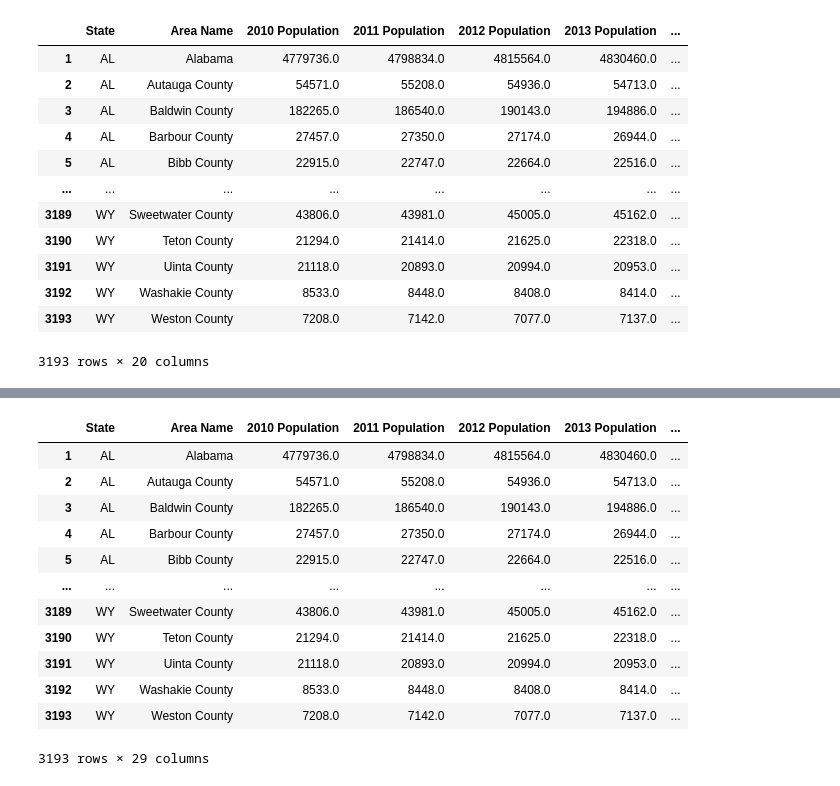
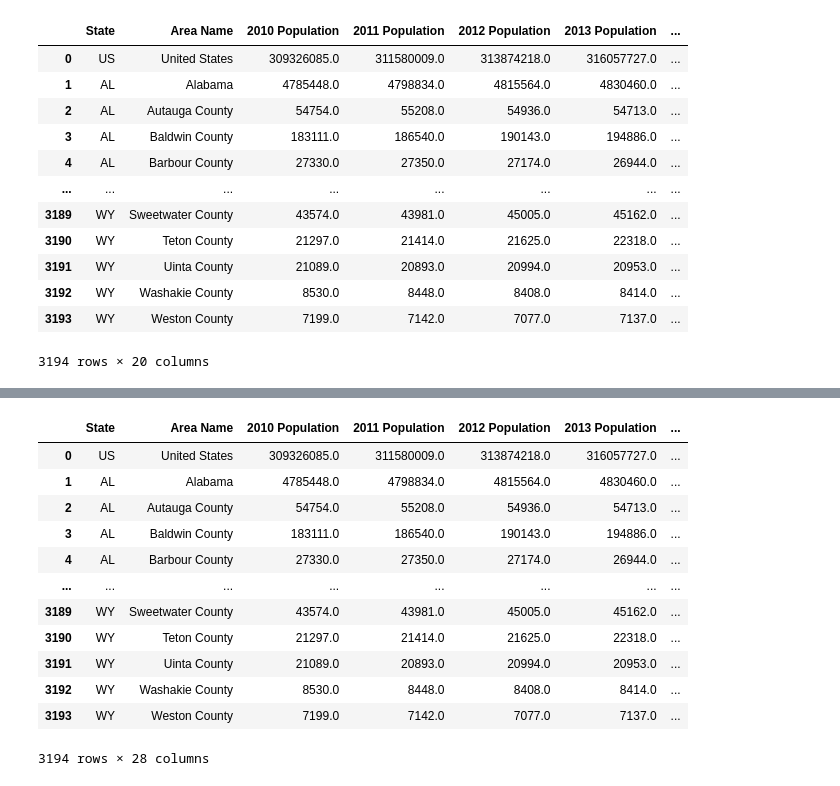
Before and after one commit to shawn-cavalieri/panic_at_the_desktop_project_1, a Jupyter notebook: svitlana_file.ipynb, the cells around one changed output, grey strips where cells are left out. Saved outputs shown, nothing was run; the diff lists cells and outputs as text; code cells hidden in the pictures.

```diff
--- a/svitlana_file.ipynb
+++ b/svitlana_file.ipynb
@@ -17,3 +8,2 @@ population.head()
 # %%
-population = population.drop(population.index[0])
-population.columns
+#population = population.drop(population.index[0])
@@ -30,5 +10,5 @@ Index(['FIPS', 'State', 'Area_Name', 'Rural-urban_Continuum Code_2003',
 # %%
-new_df=population[["State","Area_Name","CENSUS_2010_POP", "POP_ESTIMATE_2011",
+new_df=population[["State","Area_Name","POP_ESTIMATE_2010", "POP_ESTIMATE_2011",
                    "POP_ESTIMATE_2012", "POP_ESTIMATE_2013", "POP_ESTIMATE_2014",
                    "POP_ESTIMATE_2015", "POP_ESTIMATE_2016", "POP_ESTIMATE_2017","POP_ESTIMATE_2018",
                    "Births_2010", "Births_2011", "Births_2012", "Births_2013", "Births_2014", "Births_2015",
@@ -70,5 +50,5 @@ new_df
 # %%
-new_df=new_df.rename(columns={"Area_Name":"Area Name", "CENSUS_2010_POP":"2010 Population", "POP_ESTIMATE_2011":"2011 Population",
+new_df=new_df.rename(columns={"Area_Name":"Area Name", "POP_ESTIMATE_2010":"2010 Population", "POP_ESTIMATE_2011":"2011 Population",
                              "POP_ESTIMATE_2012":"2012 Population", "POP_ESTIMATE_2013":"2013 Population", "POP_ESTIMATE_2014":"2014 Population",
                              "POP_ESTIMATE_2015":"2015 Population", "POP_ESTIMATE_2016":"2016 Population", "POP_ESTIMATE_2017":"2017 Population",
                              "POP_ESTIMATE_2018":"2018 Population", "Births_2010":"2010 Birth", "Births_2011":"2011 Birth", "Births_2012":"2012 Birth",
@@ -147,23 +127,22 @@ new_df["2016 Birth"]=new_df["2016 Birth"].str.replace(',', '').astype(float)
 new_df["2017 Birth"]=new_df["2017 Birth"].str.replace(',', '').astype(float)
 new_df["2018 Birth"]=new_df["2018 Birth"].str.replace(',', '').astype(float)
 
-#new_df.iloc[:,2:].str.replace(',', '')
-#new_df.apply(lambda x: x.str.replace(',', '').astype(float), axis=1)
+
 new_df
 # %% [output]
 |  | State | Area Name | 2010 Population | 2011 Population | 2012 Population | 2013 Population | ... |
-| 1 | AL | Alabama | 4779736.0 | 4798834.0 | 4815564.0 | 4830460.0 | ... |
-| 2 | AL | Autauga County | 54571.0 | 55208.0 | 54936.0 | 54713.0 | ... |
-| 3 | AL | Baldwin County | 182265.0 | 186540.0 | 190143.0 | 194886.0 | ... |
-| 4 | AL | Barbour County | 27457.0 | 27350.0 | 27174.0 | 26944.0 | ... |
-| 5 | AL | Bibb County | 22915.0 | 22747.0 | 22664.0 | 22516.0 | ... |
+| 0 | US | United States | 309326085.0 | 311580009.0 | 313874218.0 | 316057727.0 | ... |
+| 1 | AL | Alabama | 4785448.0 | 4798834.0 | 4815564.0 | 4830460.0 | ... |
+| 2 | AL | Autauga County | 54754.0 | 55208.0 | 54936.0 | 54713.0 | ... |
+| 3 | AL | Baldwin County | 183111.0 | 186540.0 | 190143.0 | 194886.0 | ... |
+| 4 | AL | Barbour County | 27330.0 | 27350.0 | 27174.0 | 26944.0 | ... |
 | ... | ... | ... | ... | ... | ... | ... | ... |
-| 3189 | WY | Sweetwater County | 43806.0 | 43981.0 | 45005.0 | 45162.0 | ... |
-| 3190 | WY | Teton County | 21294.0 | 21414.0 | 21625.0 | 22318.0 | ... |
-| 3191 | WY | Uinta County | 21118.0 | 20893.0 | 20994.0 | 20953.0 | ... |
-| 3192 | WY | Washakie County | 8533.0 | 8448.0 | 8408.0 | 8414.0 | ... |
-| 3193 | WY | Weston County | 7208.0 | 7142.0 | 7077.0 | 7137.0 | ... |
+| 3189 | WY | Sweetwater County | 43574.0 | 43981.0 | 45005.0 | 45162.0 | ... |
+| 3190 | WY | Teton County | 21297.0 | 21414.0 | 21625.0 | 22318.0 | ... |
+| 3191 | WY | Uinta County | 21089.0 | 20893.0 | 20994.0 | 20953.0 | ... |
+| 3192 | WY | Washakie County | 8530.0 | 8448.0 | 8408.0 | 8414.0 | ... |
+| 3193 | WY | Weston County | 7199.0 | 7142.0 | 7077.0 | 7137.0 | ... |
-3193 rows × 20 columns
+3194 rows × 20 columns
 # %%
 new_df.dtypes
 # %% [output]
@@ -185,30 +164,30 @@ Area Name           object
 2018 Birth         float64
 dtype: object
 # %%
-new_df["2010 Birth Rate"]=1000*(new_df["2010 Birth"]/new_df["2010 Population"])
-new_df["2011 Birth Rate"]=1000*(new_df["2011 Birth"]/new_df["2011 Population"])
-new_df["2012 Birth Rate"]=1000*(new_df["2012 Birth"]/new_df["2012 Population"])
-new_df["2013 Birth Rate"]=1000*(new_df["2013 Birth"]/new_df["2013 Population"])
-new_df["2014 Birth Rate"]=1000*(new_df["2014 Birth"]/new_df["2014 Population"])
-new_df["2015 Birth Rate"]=1000*(new_df["2015 Birth"]/new_df["2015 Population"])
-new_df["2016 Birth Rate"]=1000*(new_df["2016 Birth"]/new_df["2016 Population"])
-new_df["2017 Birth Rate"]=1000*(new_df["2017 Birth"]/new_df["2017 Population"])
-new_df["2018 Birth Rate"]=1000*(new_df["2018 Birth"]/new_df["2018 Population"])
+#new_df["Birth Rate 2010"]=1000*(new_df["2010 Birth"]/new_df["2010 Population"])
+new_df["Birth Rate 2011"]=1000*(new_df["2011 Birth"]/new_df["2011 Population"])
+new_df["Birth Rate 2012"]=1000*(new_df["2012 Birth"]/new_df["2012 Population"])
+new_df["Birth Rate 2013"]=1000*(new_df["2013 Birth"]/new_df["2013 Population"])
+new_df["Birth Rate 2014"]=1000*(new_df["2014 Birth"]/new_df["2014 Population"])
+new_df["Birth Rate 2015"]=1000*(new_df["2015 Birth"]/new_df["2015 Population"])
+new_df["Birth Rate 2016"]=1000*(new_df["2016 Birth"]/new_df["2016 Population"])
+new_df["Birth Rate 2017"]=1000*(new_df["2017 Birth"]/new_df["2017 Population"])
+new_df["Birth Rate 2018"]=1000*(new_df["2018 Birth"]/new_df["2018 Population"])
 
 new_df
 # %% [output]
 |  | State | Area Name | 2010 Population | 2011 Population | 2012 Population | 2013 Population | ... |
-| 1 | AL | Alabama | 4779736.0 | 4798834.0 | 4815564.0 | 4830460.0 | ... |
-| 2 | AL | Autauga County | 54571.0 | 55208.0 | 54936.0 | 54713.0 | ... |
-| 3 | AL | Baldwin County | 182265.0 | 186540.0 | 190143.0 | 194886.0 | ... |
-| 4 | AL | Barbour County | 27457.0 | 27350.0 | 27174.0 | 26944.0 | ... |
-| 5 | AL | Bibb County | 22915.0 | 22747.0 | 22664.0 | 22516.0 | ... |
+| 0 | US | United States | 309326085.0 | 311580009.0 | 313874218.0 | 316057727.0 | ... |
+| 1 | AL | Alabama | 4785448.0 | 4798834.0 | 4815564.0 | 4830460.0 | ... |
+| 2 | AL | Autauga County | 54754.0 | 55208.0 | 54936.0 | 54713.0 | ... |
+| 3 | AL | Baldwin County | 183111.0 | 186540.0 | 190143.0 | 194886.0 | ... |
+| 4 | AL | Barbour County | 27330.0 | 27350.0 | 27174.0 | 26944.0 | ... |
 | ... | ... | ... | ... | ... | ... | ... | ... |
-| 3189 | WY | Sweetwater County | 43806.0 | 43981.0 | 45005.0 | 45162.0 | ... |
-| 3190 | WY | Teton County | 21294.0 | 21414.0 | 21625.0 | 22318.0 | ... |
-| 3191 | WY | Uinta County | 21118.0 | 20893.0 | 20994.0 | 20953.0 | ... |
-| 3192 | WY | Washakie County | 8533.0 | 8448.0 | 8408.0 | 8414.0 | ... |
-| 3193 | WY | Weston County | 7208.0 | 7142.0 | 7077.0 | 7137.0 | ... |
+| 3189 | WY | Sweetwater County | 43574.0 | 43981.0 | 45005.0 | 45162.0 | ... |
+| 3190 | WY | Teton County | 21297.0 | 21414.0 | 21625.0 | 22318.0 | ... |
+| 3191 | WY | Uinta County | 21089.0 | 20893.0 | 20994.0 | 20953.0 | ... |
+| 3192 | WY | Washakie County | 8530.0 | 8448.0 | 8408.0 | 8414.0 | ... |
+| 3193 | WY | Weston County | 7199.0 | 7142.0 | 7077.0 | 7137.0 | ... |
-3193 rows × 29 columns
+3194 rows × 28 columns
 # %%
 new_df_AL=new_df.loc[new_df["Area Name"]=="Alabama"]
```
Also changed, not shown: parts of 41 cells of this notebook, 20 other files.
